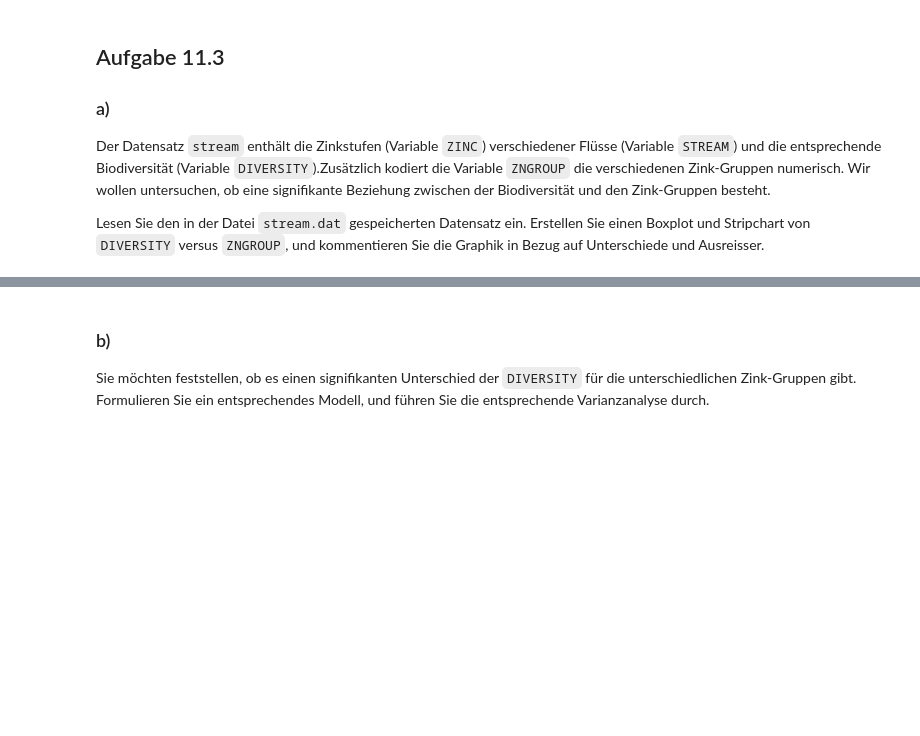
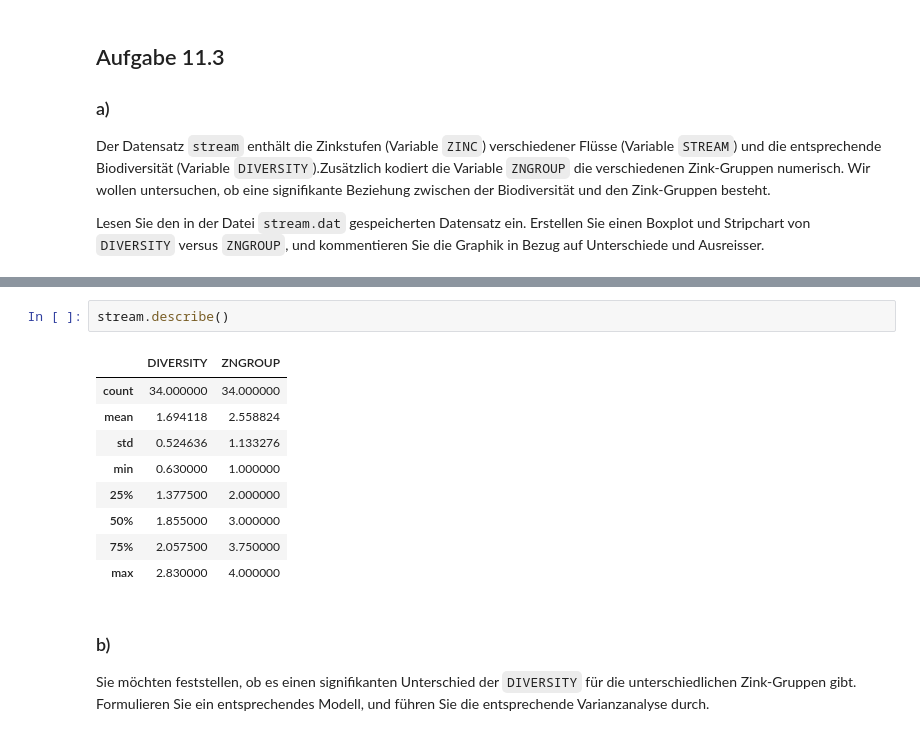
Before and after one commit to KilnOfTheSecondFlame/STAT_HS18_Exercises, a Jupyter notebook: 11_Exercise11/11_Exercise 11.ipynb, the cells around one changed output, grey strips where cells are left out. Cells and saved outputs as stored; diff of their text form; blank space fills up the shorter version.

```diff
--- a/11_Exercise11/11_Exercise 11.ipynb
+++ b/11_Exercise11/11_Exercise 11.ipynb
@@ -271,3 +281,15 @@ Lesen Sie den in der Datei `stream.dat` gespeicherten Datensatz ein. Erstellen S
+# %%
+stream.describe()
+# %% [output]
+|  | DIVERSITY | ZNGROUP |
+| count | 34.000000 | 34.000000 |
+| mean | 1.694118 | 2.558824 |
+| std | 0.524636 | 1.133276 |
+| min | 0.630000 | 1.000000 |
+| 25% | 1.377500 | 2.000000 |
+| 50% | 1.855000 | 3.000000 |
+| 75% | 2.057500 | 3.750000 |
+| max | 2.830000 | 4.000000 |
 # %% [markdown]
 ### b)
 Sie möchten feststellen, ob es einen signifikanten Unterschied der `DIVERSITY` für die unterschiedlichen Zink-Gruppen gibt. Formulieren Sie ein entsprechendes Modell, und führen Sie die entsprechende Varianzanalyse durch.
```
Also changed, not shown: parts of 9 cells of this notebook.
